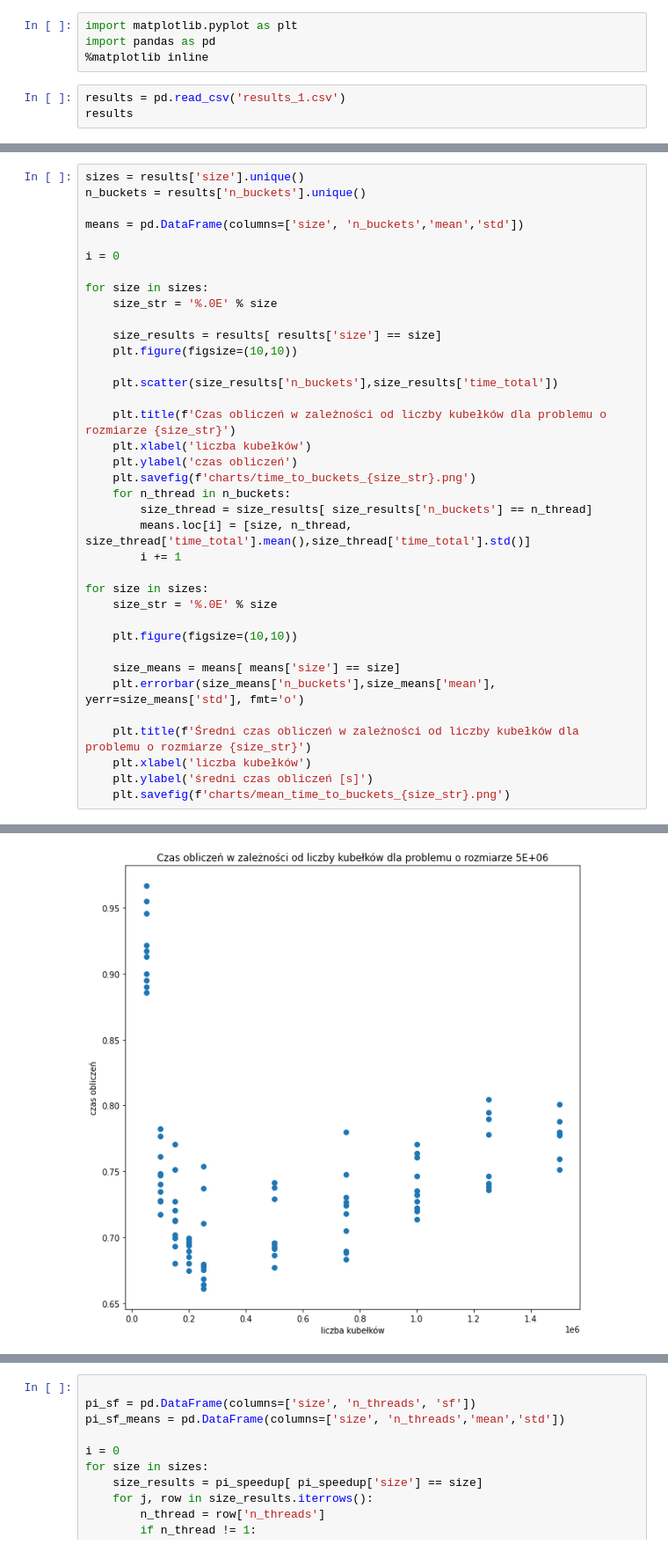
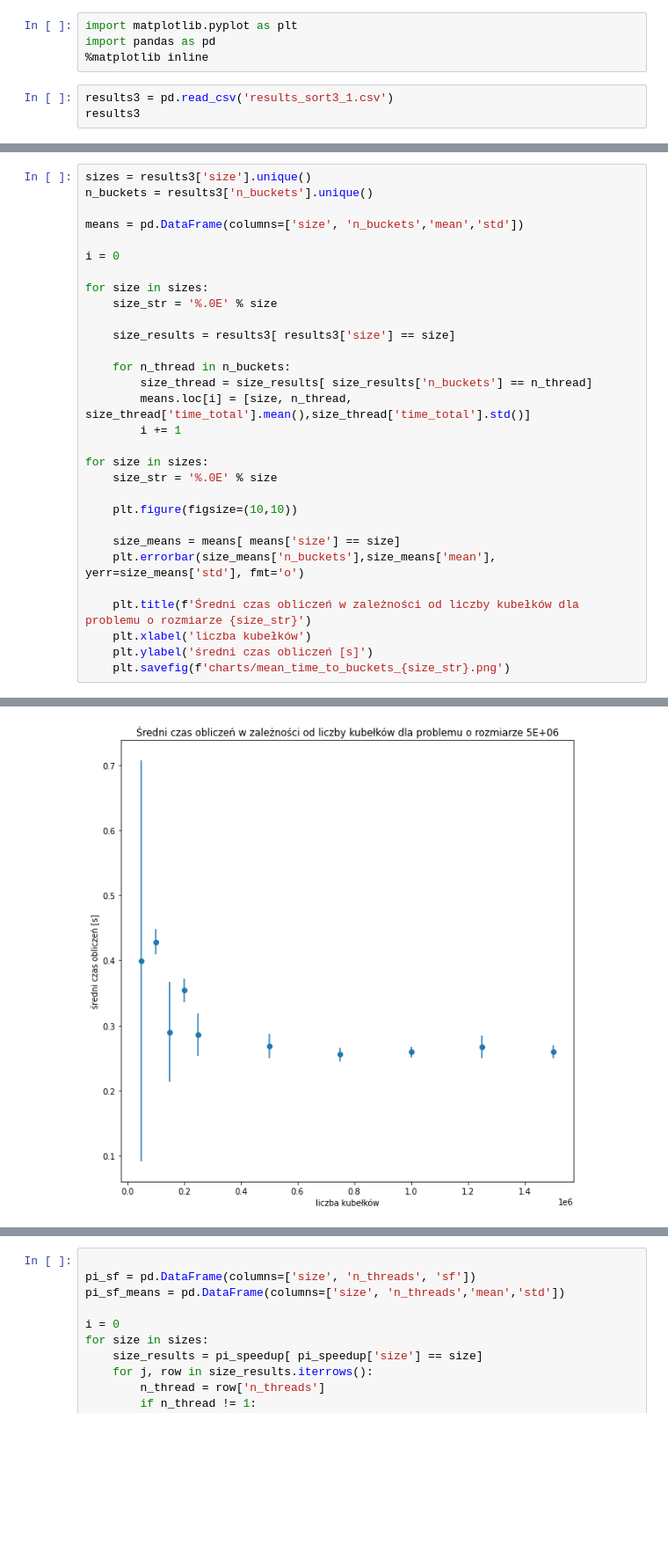
Before and after one commit to PKopel/mpr, a Jupyter notebook: openmp/plot_charts.ipynb, the cells around one changed output, grey strips where cells are left out. Shown at 88% size. Drawn from its saved outputs; the diff is of its cells as text; blank space fills up the shorter version.

```diff
--- a/openmp/plot_charts.ipynb
+++ b/openmp/plot_charts.ipynb
@@ -3,7 +3,7 @@ import matplotlib.pyplot as plt
 import pandas as pd
 %matplotlib inline
 # %%
-results = pd.read_csv('results_1.csv')
-results
+results3 = pd.read_csv('results_sort3_1.csv')
+results3
 # %% [output]
 |  | size | n_threads | n_buckets | fill_time | split_time | merge_b_time | sort_time | merge_a_time | ... |
@@ -22,6 +22,6 @@ results
 # %%
-sizes = results['size'].unique()
-n_buckets = results['n_buckets'].unique()
+sizes = results3['size'].unique()
+n_buckets = results3['n_buckets'].unique()
 
 means = pd.DataFrame(columns=['size', 'n_buckets','mean','std'])
 
@@ -30,15 +30,8 @@ i = 0
 for size in sizes:
     size_str = '%.0E' % size
 
-    size_results = results[ results['size'] == size]
-    plt.figure(figsize=(10,10))
+    size_results = results3[ results3['size'] == size]
 
-    plt.scatter(size_results['n_buckets'],size_results['time_total'])
-
-    plt.title(f'Czas obliczeń w zależności od liczby kubełków dla problemu o rozmiarze {size_str}')
-    plt.xlabel('liczba kubełków')
-    plt.ylabel('czas obliczeń')
-    plt.savefig(f'charts/time_to_buckets_{size_str}.png')
     for n_thread in n_buckets:
         size_thread = size_results[ size_results['n_buckets'] == n_thread]
         means.loc[i] = [size, n_thread, size_thread['time_total'].mean(),size_thread['time_total'].std()]
@@ -61 +54 @@ for size in sizes:
-[figure, old version]
+[figure, new version]
```
Also changed, not shown: parts of 21 cells of this notebook, 25 other files.
